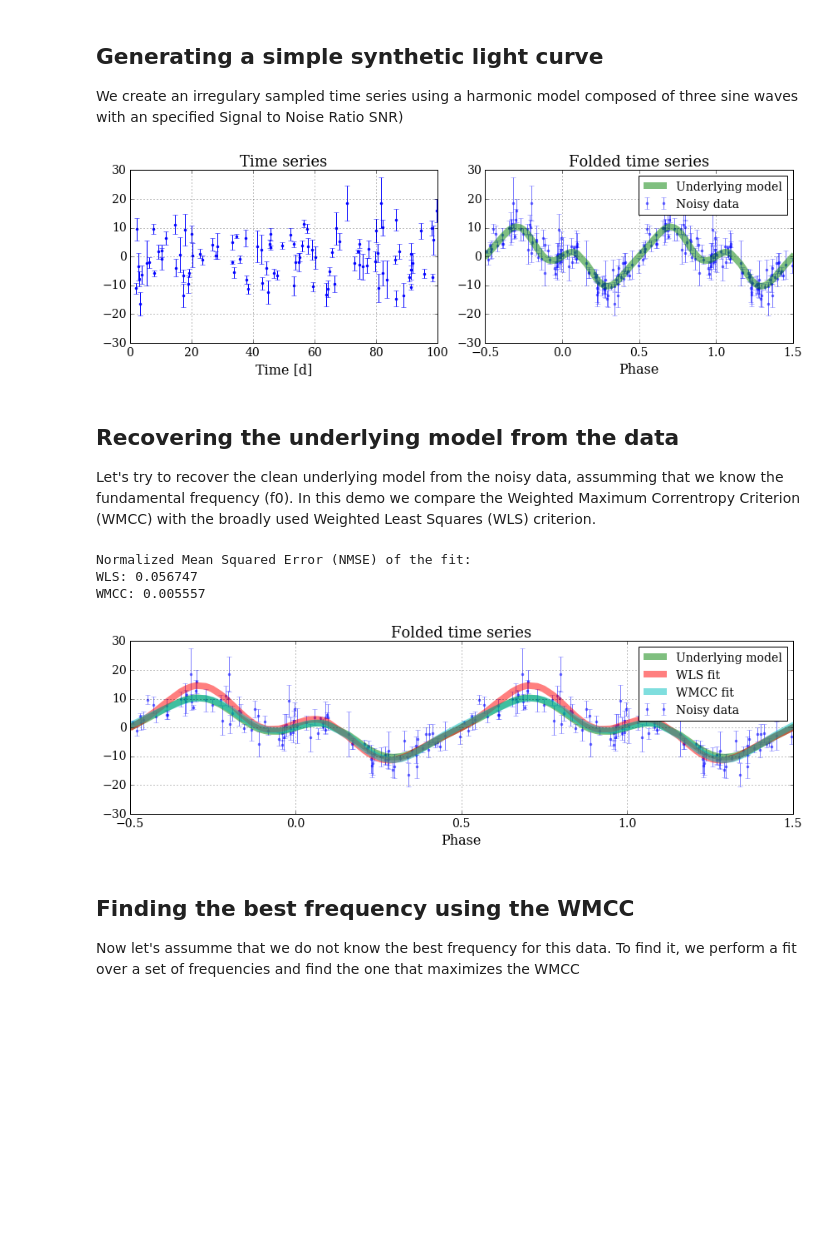
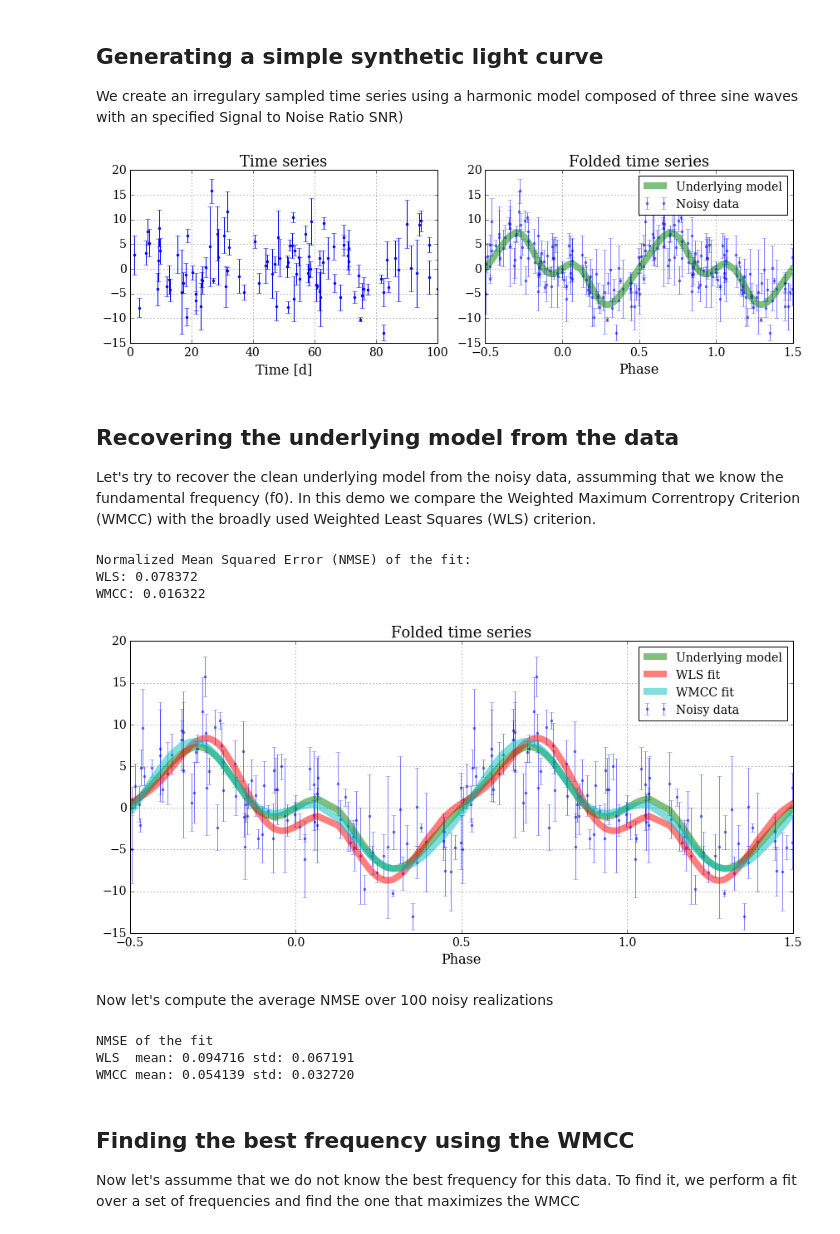
Before and after one commit to phuijse/P4J, a Jupyter notebook: P4J/demos/periodogram_demo.ipynb, the cells around one changed output. Saved outputs shown, nothing was run; the diff lists cells and outputs as text; code cells hidden in the pictures; blank space fills up the shorter version.

```diff
--- a/P4J/demos/periodogram_demo.ipynb
+++ b/P4J/demos/periodogram_demo.ipynb
@@ -24,8 +24,8 @@ We create an irregulary sampled time series using a harmonic model composed of t
 # %%
 f0 = 2.0
 t = P4J.irregular_sampling(T=100.0, N=100)
-y = P4J.trigonometric_model(t, f0, A=np.array([1.0, 0.5, -0.25]))
-y, y_noisy, dy = P4J.contaminate_time_series(t, y, SNR=2.0, out_p=0.0)
+y_clean = P4J.trigonometric_model(t, f0, A=np.array([1.0, 0.5, -0.25]))
+y, y_noisy, dy = P4J.contaminate_time_series(t, y_clean, SNR=1.0, out_p=0.0)
 
 fig = plt.figure(figsize=(12, 4))
 ax = fig.add_subplot(1, 2, 1)
@@ -48,7 +48,7 @@ ax.set_title('Folded time series')
 plt.grid()
 plt.tight_layout()
 # %% [output]
-[figure, old version]
+[figure, new version]
 # %% [markdown]
 ## Recovering the underlying model from the data
 
@@ -60,40 +60,60 @@ def NMSE(y_estimated, y_target):
 # We consider a harmonic dictionary with 3 components
 Phi = P4J.harmonic_dictionary(t, f0, M=3)
 # Data fitting
-beta_WLS = P4J.find_beta_WLS(y_noisy, Phi, dy)
+beta_WLS, cost = P4J.find_beta_WLS(y_noisy, Phi, dy)
 model_WLS = np.dot(Phi, beta_WLS)
 beta_WMCC, cost,_ = P4J.find_beta_WMCC(y_noisy, Phi, dy)
 model_WMCC = np.dot(Phi, beta_WMCC)
 print("Normalized Mean Squared Error (NMSE) of the fit:")
 print("WLS: %f" % (NMSE(y, model_WLS)))
 print("WMCC: %f" % (NMSE(y, model_WMCC)))
 
-fig = plt.figure(figsize=(12, 4))
+fig = plt.figure(figsize=(12, 6))
 ax = fig.add_subplot(1, 1, 1)
 phase = np.mod(t, 1/f0)*f0
 index = np.argsort(phase)
 ax.errorbar(np.concatenate([np.sort(phase)-0.5, np.sort(phase)+0.5]),
             np.concatenate([y_noisy[index], y_noisy[index]]),
             np.concatenate([dy[index], dy[index]]), fmt='.', alpha=0.5, label='Noisy data')
 ax.plot(np.concatenate([np.sort(phase)-0.5, np.sort(phase)+0.5]),
         np.concatenate([y[index], y[index]]),
         linewidth=8, alpha=0.5, label='Underlying model')
 ax.plot(np.concatenate([np.sort(phase)-0.5, np.sort(phase)+0.5]),
         np.concatenate([model_WLS[index], model_WLS[index]]),
         linewidth=8, alpha=0.5, label='WLS fit')
 ax.plot(np.concatenate([np.sort(phase)-0.5, np.sort(phase)+0.5]),
         np.concatenate([model_WMCC[index], model_WMCC[index]]),
         linewidth=8, alpha=0.5, label='WMCC fit')
 plt.legend()
 ax.set_xlabel('Phase')
 ax.set_title('Folded time series')
 plt.grid()
 plt.tight_layout()
 # %% [output]
 Normalized Mean Squared Error (NMSE) of the fit:
-WLS: 0.056747
-WMCC: 0.005557
+WLS: 0.078372
+WMCC: 0.016322
-[figure, old version]
+[figure, new version]
+# %% [markdown]
+Now let's compute the average NMSE over 100 noisy realizations
+# %%
+NMSE_mat = np.zeros(shape=(100, 2))
+Phi = P4J.harmonic_dictionary(t, f0, M=3)
+for k in range(0, 100):
+    y, y_noisy, dy = P4J.contaminate_time_series(t, y_clean, SNR=1.0, out_p=0.0)
+    beta_WLS, cost = P4J.find_beta_WLS(y_noisy, Phi, dy)
+    model_WLS = np.dot(Phi, beta_WLS)
+    beta_WMCC, cost,_ = P4J.find_beta_WMCC(y_noisy, Phi, dy)
+    model_WMCC = np.dot(Phi, beta_WMCC)
+    NMSE_mat[k, 0] = NMSE(y, model_WLS)
+    NMSE_mat[k, 1] = NMSE(y, model_WMCC)
+print("NMSE of the fit")
+print("WLS  mean: %f std: %f" %(np.mean(NMSE_mat, axis=0)[0], np.std(NMSE_mat, axis=0)[0]))
+print("WMCC mean: %f std: %f" %(np.mean(NMSE_mat, axis=0)[1], np.std(NMSE_mat, axis=0)[1]))
+# %% [output]
+NMSE of the fit
+WLS  mean: 0.094716 std: 0.067191
+WMCC mean: 0.054139 std: 0.032720
 # %% [markdown]
 ## Finding the best frequency using the WMCC
 
```
Also changed, not shown: parts of 1 cell of this notebook, 4 other files.
